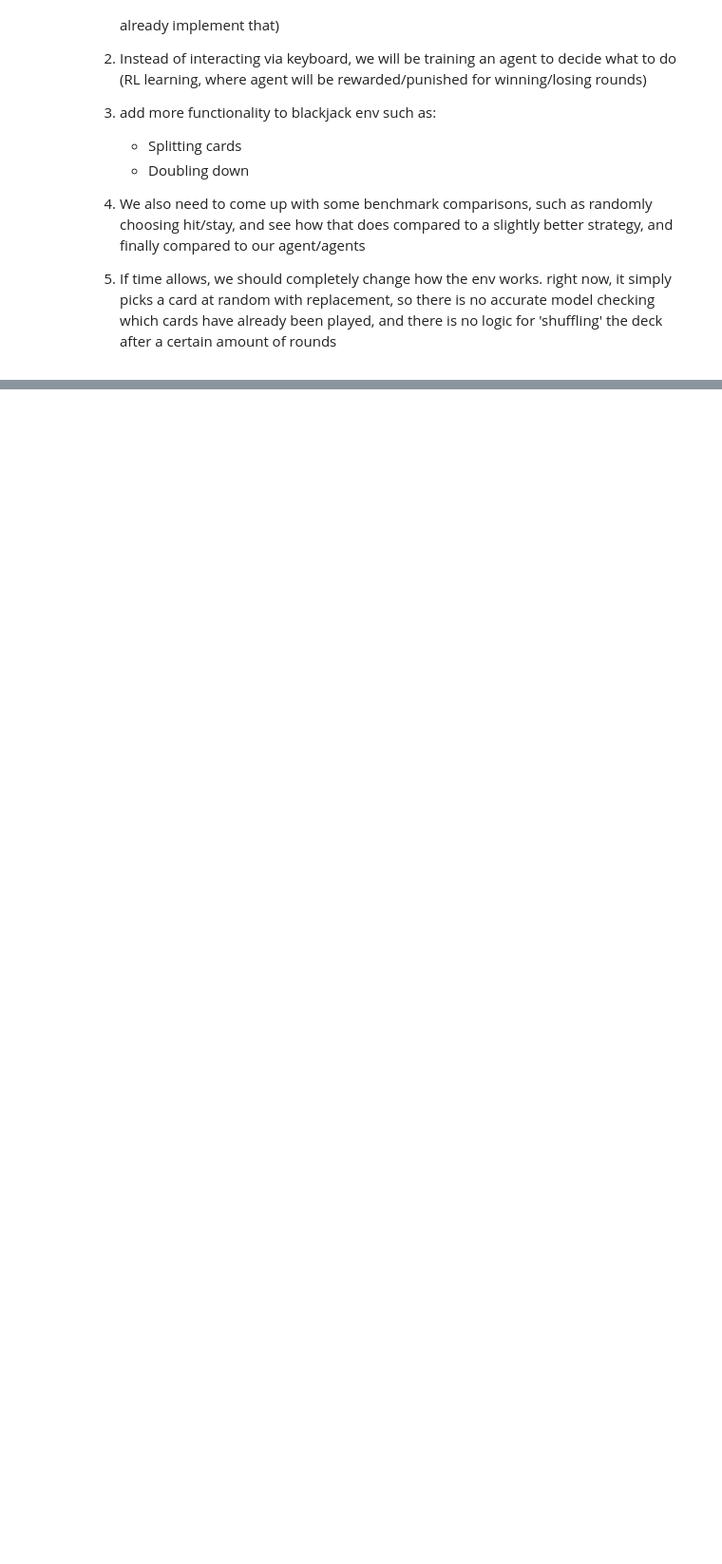
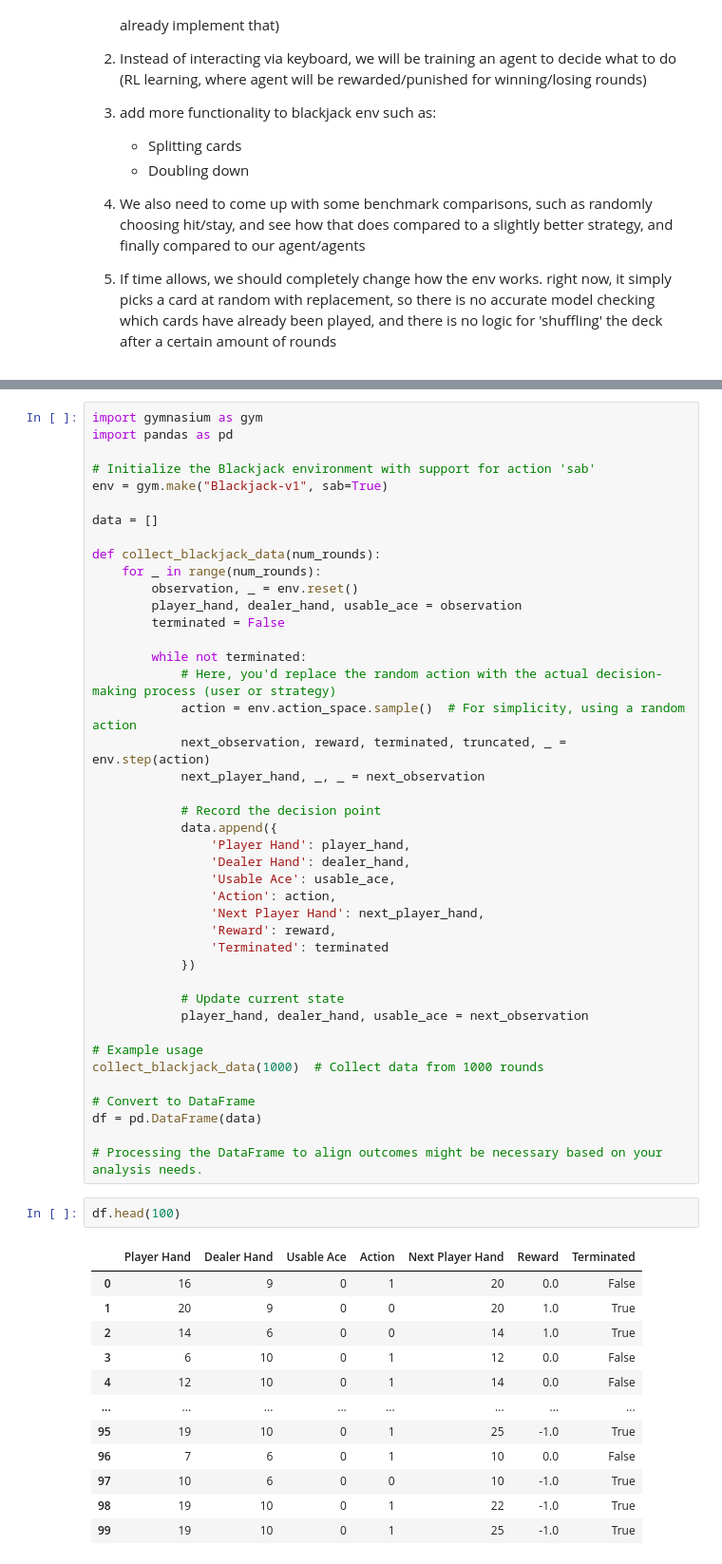
Before and after one commit to simeongluzman/BlackjackRL, a Jupyter notebook: test1.ipynb, the cells around one changed output, grey strips where cells are left out. Shown: that part at 95% size. Cells and saved outputs as stored; diff of their text form; blank space fills up the shorter version.

```diff
--- a/test1.ipynb
+++ b/test1.ipynb
@@ -64 +64,58 @@ Final outcome: Your hand: 9, Dealer's final hand: 7
 You lost!
+# %%
+import gymnasium as gym
+import pandas as pd
+
+# Initialize the Blackjack environment with support for action 'sab'
+env = gym.make("Blackjack-v1", sab=True)
+
+data = []
+
+def collect_blackjack_data(num_rounds):
+    for _ in range(num_rounds):
+        observation, _ = env.reset()
+        player_hand, dealer_hand, usable_ace = observation
+        terminated = False
+
+        while not terminated:
+            # Here, you'd replace the random action with the actual decision-making process (user or strategy)
+            action = env.action_space.sample()  # For simplicity, using a random action
+            next_observation, reward, terminated, truncated, _ = env.step(action)
+            next_player_hand, _, _ = next_observation
+
+            # Record the decision point
+            data.append({
+                'Player Hand': player_hand,
+                'Dealer Hand': dealer_hand,
+                'Usable Ace': usable_ace,
+                'Action': action,
+                'Next Player Hand': next_player_hand,
+                'Reward': reward,
+                'Terminated': terminated
+            })
+
+            # Update current state
+            player_hand, dealer_hand, usable_ace = next_observation
+
+# Example usage
+collect_blackjack_data(1000)  # Collect data from 1000 rounds
+
+# Convert to DataFrame
+df = pd.DataFrame(data)
+
+# Processing the DataFrame to align outcomes might be necessary based on your analysis needs.
+# %%
+df.head(100)
+# %% [output]
+|  | Player Hand | Dealer Hand | Usable Ace | Action | Next Player Hand | Reward | Terminated |
+| 0 | 16 | 9 | 0 | 1 | 20 | 0.0 | False |
+| 1 | 20 | 9 | 0 | 0 | 20 | 1.0 | True |
+| 2 | 14 | 6 | 0 | 0 | 14 | 1.0 | True |
+| 3 | 6 | 10 | 0 | 1 | 12 | 0.0 | False |
+| 4 | 12 | 10 | 0 | 1 | 14 | 0.0 | False |
+| ... | ... | ... | ... | ... | ... | ... | ... |
+| 95 | 19 | 10 | 0 | 1 | 25 | -1.0 | True |
+| 96 | 7 | 6 | 0 | 1 | 10 | 0.0 | False |
+| 97 | 10 | 6 | 0 | 0 | 10 | -1.0 | True |
+| 98 | 19 | 10 | 0 | 1 | 22 | -1.0 | True |
+| 99 | 19 | 10 | 0 | 1 | 25 | -1.0 | True |
```
Also changed, not shown: parts of 4 cells of this notebook, 3 other files.
